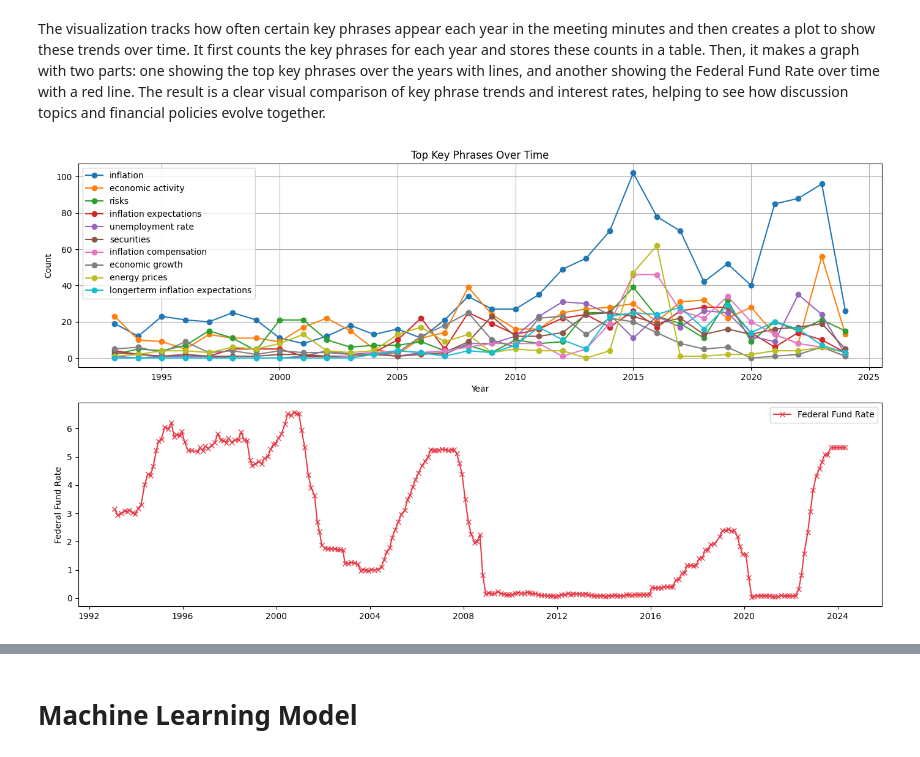
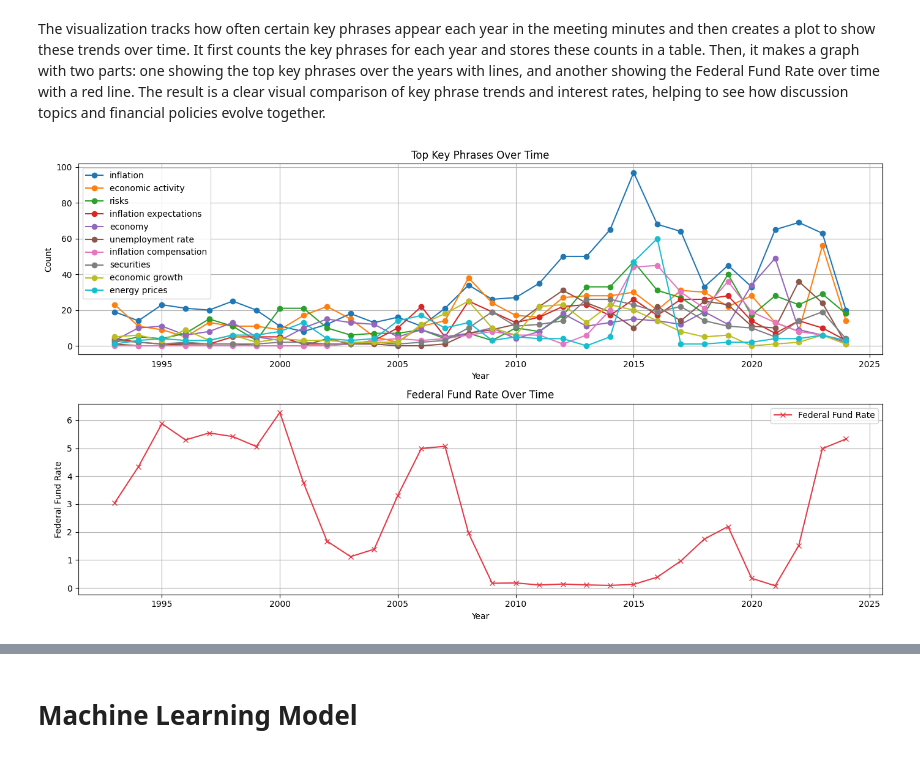
Before and after one commit to Cydia13526/s24-milestone2-team7-cspaarg-cydia-davidrez, a Jupyter notebook: project.ipynb, the cells around one changed output, grey strips where cells are left out. Drawn from its saved outputs; the diff is of its cells as text; code cells hidden in the pictures.

```diff
--- a/project.ipynb
+++ b/project.ipynb
@@ -143,7 +143,8 @@ def preprocess_text(text):
     stop_words = set(stopwords.words('english'))
     words = word_tokenize(text)
     filtered_words = [word for word in words if word.lower() not in stop_words]
-    return ' '.join(filtered_words)
+    cleaned_tokens = [word for word in filtered_words if word.isalpha()]
+    return ' '.join(cleaned_tokens)
 
 meeting_minutes = []
 for file in meeting_minutes_files:
@@ -344,7 +345,9 @@ def extract_key_phrases(texts, exclude_strings=None):
 exclude_list = ['us', 'committees', 'participants', 'members', 'several participants',
                 'committee', 'period', 'term', 'many participants', 'federal reserve banks',
                 'federal reserves', 'measures', 'month', 'federal open market committee',
-                'economy']
+                'member', 'several participant', 'participant', 'many participant',
+                'next meeting committee', 'intermeeting period', 'direct federal reserve bank new york',
+                'monetary policy', 'office board governor federal reserve system washington dc' ]
 merge_df['key_phrases'] = extract_key_phrases(merge_df['meeting_minute'].tolist(), exclude_strings=exclude_list)
 # %% [markdown]
 The visualization tracks how often certain key phrases appear each year in the meeting minutes and then creates a plot to show these trends over time. It first counts the key phrases for each year and stores these counts in a table. Then, it makes a graph with two parts: one showing the top key phrases over the years with lines, and another showing the Federal Fund Rate over time with a red line. The result is a clear visual comparison of key phrase trends and interest rates, helping to see how discussion topics and financial policies evolve together.
@@ -352,33 +355,47 @@ The visualization tracks how often certain key phrases appear each year in the m
 key_phrase_counts = {}
 
 for date, phrases in zip(merge_df.index, merge_df['key_phrases']):
     year = date.year
     if year not in key_phrase_counts:
         key_phrase_counts[year] = Counter()
     key_phrase_counts[year].update(phrases)
 
 # Convert the dictionary to a DataFrame for plotting
 key_phrase_df = pd.DataFrame(key_phrase_counts).T.fillna(0)
 
+# Identify the top key phrases (e.g., top 10)
+top_phrases = key_phrase_df.sum().sort_values(ascending=False).head(10).index
+
+# Extract year from the index for merging
+merge_df['year'] = merge_df.index.year
+
+# Plotting
 red_color = '#E63946'
 fig, axes = plt.subplots(2, 1, figsize=(14, 8))
 
+# Plot the top key phrases over time
 for phrase in top_phrases:
     axes[0].plot(key_phrase_df.index, key_phrase_df[phrase], marker='o', label=phrase)
 
-# Plot sentiment and Federal Fund Rate over time
 axes[0].set_title('Top Key Phrases Over Time')
 axes[0].set_xlabel('Year')
 axes[0].set_ylabel('Count')
 axes[0].legend()
 axes[0].grid(True)
 
-axes[1].plot(merge_df.index, merge_df['rate'], color=red_color, marker='x', label='Federal Fund Rate')
+# Aggregate the federal funds rate by year (assuming merge_df has 'rate' column)
+annual_fed_rate = merge_df.groupby('year')['rate'].mean()
+
+# Plot the federal fund rate over time
+axes[1].plot(annual_fed_rate.index, annual_fed_rate, color=red_color, marker='x', label='Federal Fund Rate')
+axes[1].set_title('Federal Fund Rate Over Time')
+axes[1].set_xlabel('Year')
 axes[1].set_ylabel('Federal Fund Rate')
 axes[1].tick_params(axis='y')
 axes[1].legend(loc='upper right')
+axes[1].grid(True)
 
 plt.tight_layout()
 plt.show()
 # %% [output]
-[figure, old version]
+[figure, new version]
```
Also changed, not shown: parts of 7 cells of this notebook.
